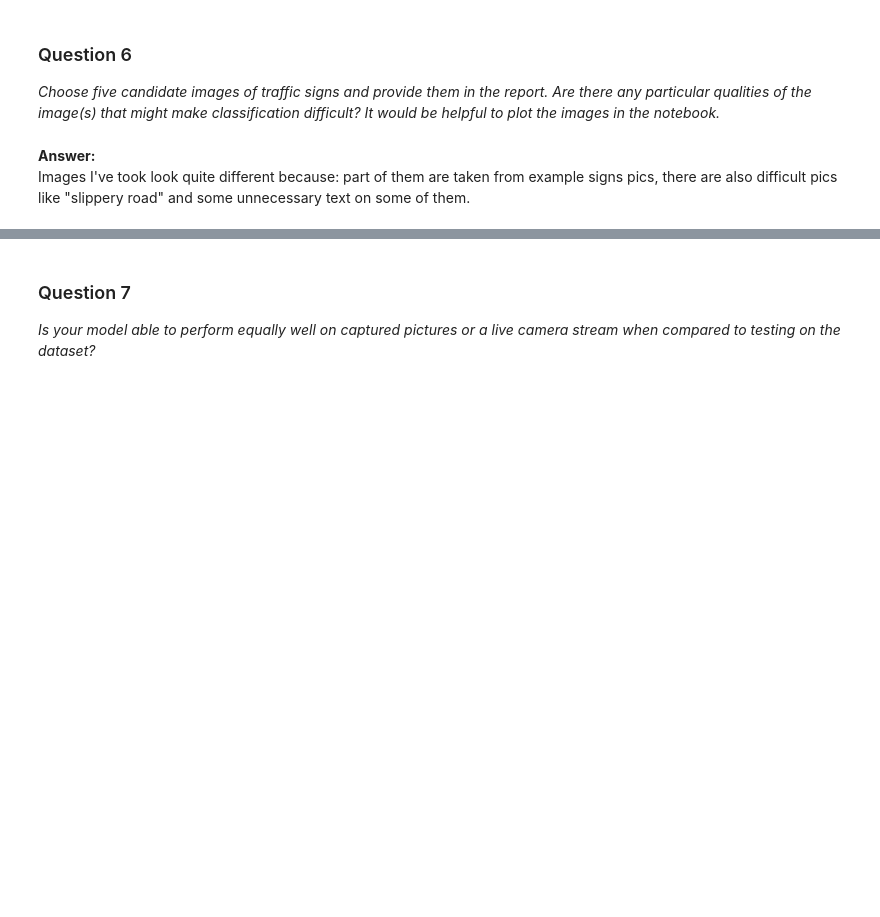
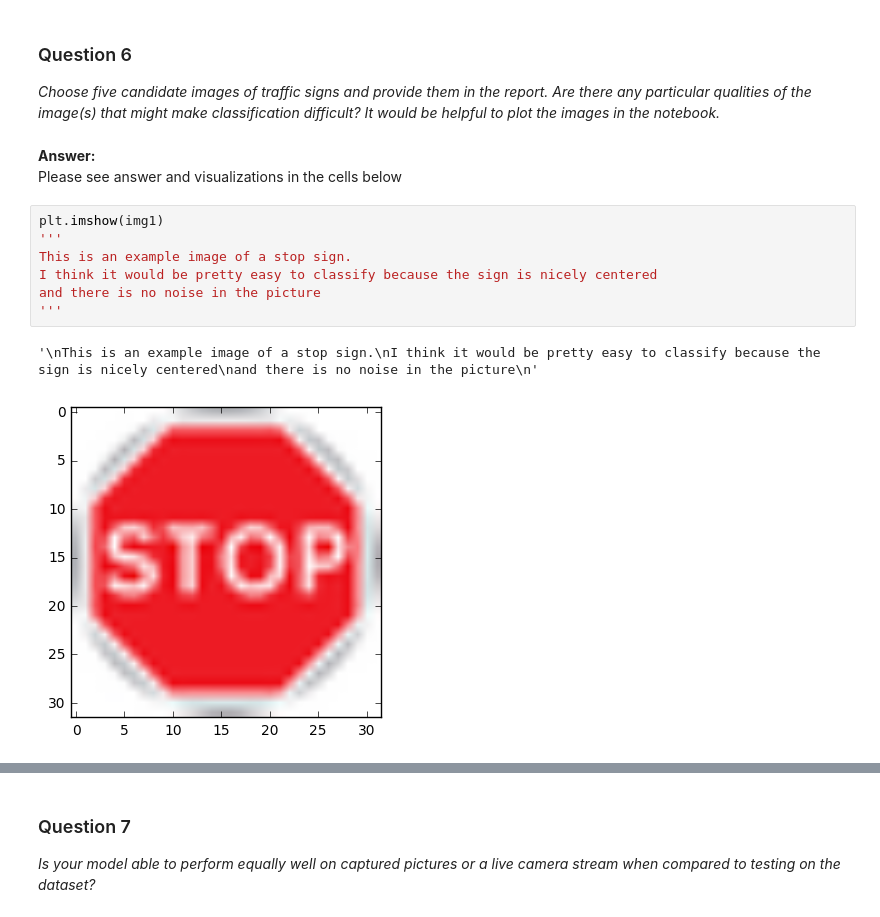
Before and after one commit to vshalaev/traffic-signs, a Jupyter notebook: Traffic_Signs_Recognition.ipynb, the cells around one changed output, grey strips where cells are left out. Saved outputs shown, nothing was run; the diff lists cells and outputs as text; blank space fills up the shorter version.

```diff
--- a/Traffic_Signs_Recognition.ipynb
+++ b/Traffic_Signs_Recognition.ipynb
@@ -416,6 +421,16 @@ x50 = np.reshape(x5, (1,1024))
 ### Question 6
 
 _Choose five candidate images of traffic signs and provide them in the report. Are there any particular qualities of the image(s) that might make classification difficult? It would be helpful to plot the images in the notebook._
-# %% [markdown]
-**Answer:**
-Images I've took look quite different because: part of them are taken from example signs pics, there are also difficult pics like "slippery road" and some unnecessary text on some of them.
+# %% [markdown]
+**Answer:**
+Please see answer and visualizations in the cells below
+# %%
+plt.imshow(img1)
+'''
+This is an example image of a stop sign.
+I think it would be pretty easy to classify because the sign is nicely centered
+and there is no noise in the picture
+'''
+# %% [output]
+'\nThis is an example image of a stop sign.\nI think it would be pretty easy to classify because the sign is nicely centered\nand there is no noise in the picture\n'
+[figure, added]
```
Also changed, not shown: parts of 18 cells of this notebook.
